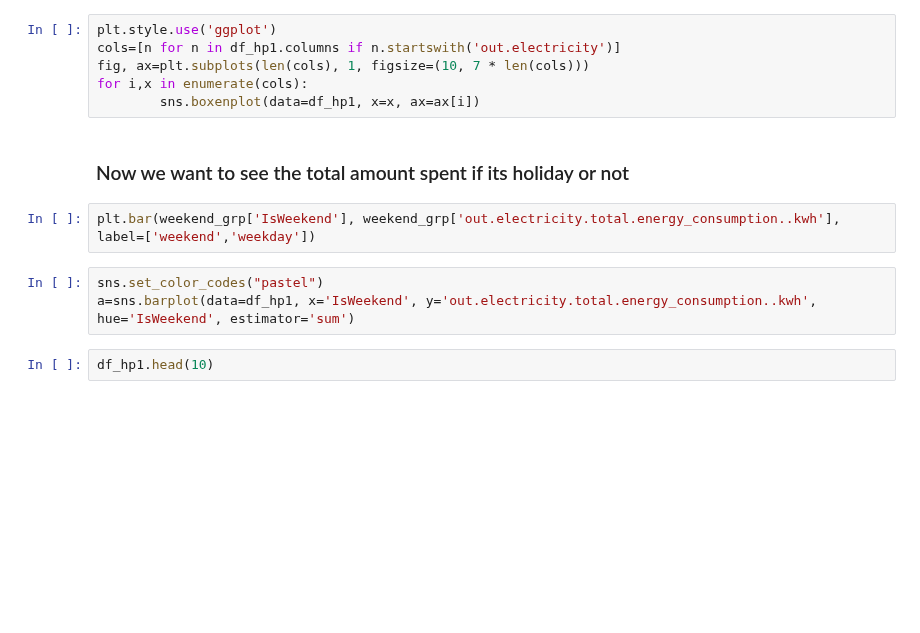
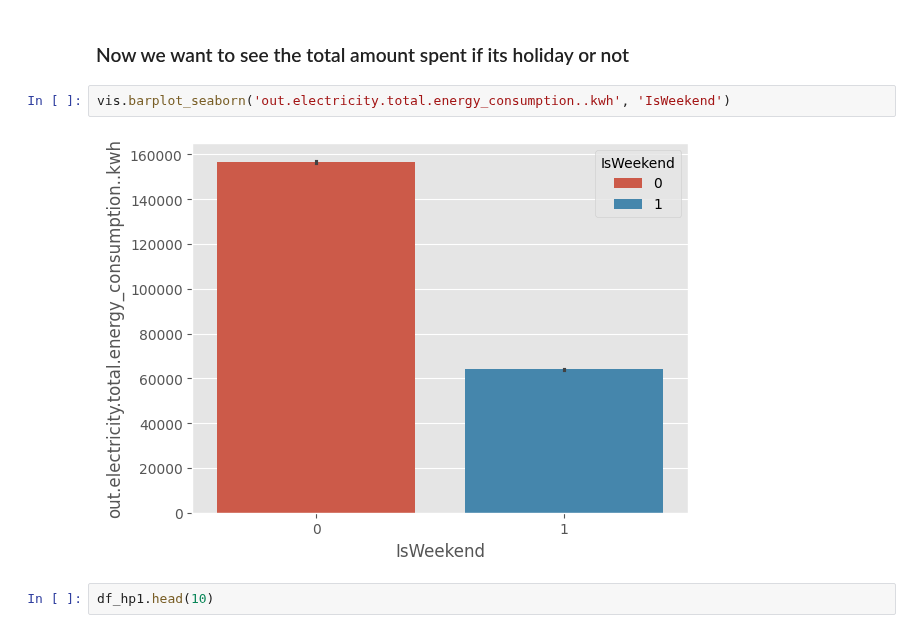
Before and after one commit to 1nuc/load-profile-decomposition, a Jupyter notebook: src/Customer_analysis/run.ipynb, the cells around one changed output. Drawn from its saved outputs; the diff is of its cells as text; blank space fills up the shorter version.

```diff
--- a/src/Customer_analysis/run.ipynb
+++ b/src/Customer_analysis/run.ipynb
@@ -69,19 +69,12 @@ vis.hist_exp()
 # %%
 # Run Boxen plot for large distributions
 vis.boxen_exp()
-# %%
-plt.style.use('ggplot')
-cols=[n for n in df_hp1.columns if n.startswith('out.electricity')]
-fig, ax=plt.subplots(len(cols), 1, figsize=(10, 7 * len(cols)))
-for i,x in enumerate(cols):
-        sns.boxenplot(data=df_hp1, x=x, ax=ax[i])
 # %% [markdown]
 ### Now we want to see the total amount spent if its holiday or not
-# %%
-plt.bar(weekend_grp['IsWeekend'], weekend_grp['out.electricity.total.energy_consumption..kwh'], label=['weekend','weekday'])
 # %%
-sns.set_color_codes("pastel")
-a=sns.barplot(data=df_hp1, x='IsWeekend', y='out.electricity.total.energy_consumption..kwh', hue='IsWeekend', estimator='sum')
+vis.barplot_seaborn('out.electricity.total.energy_consumption..kwh', 'IsWeekend')
+# %% [output]
+[figure, added]
 # %%
 df_hp1.head(10)
 # %% [markdown]
```
Also changed, not shown: parts of 5 cells of this notebook, 1 other file.
